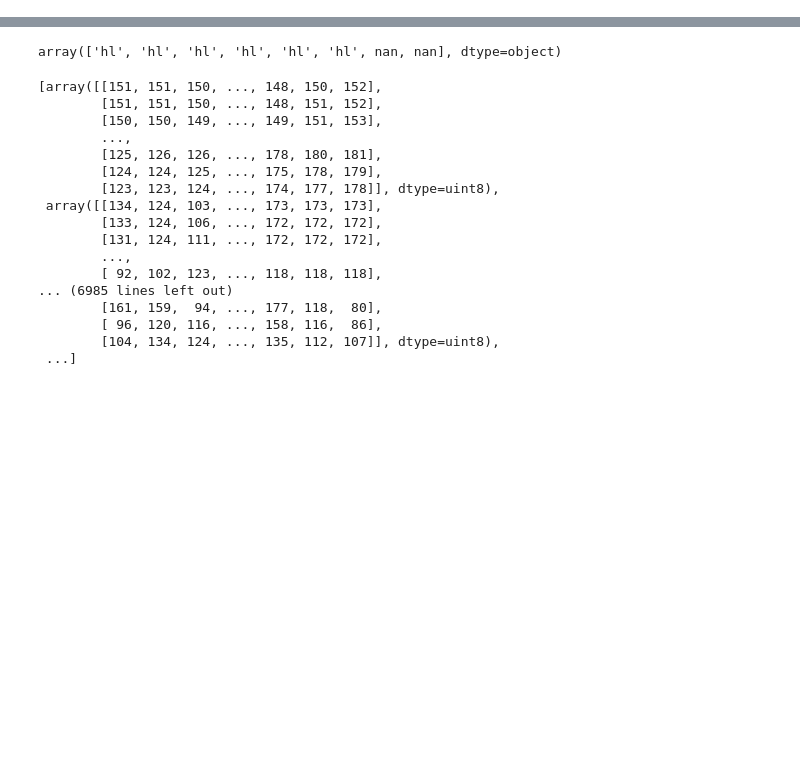
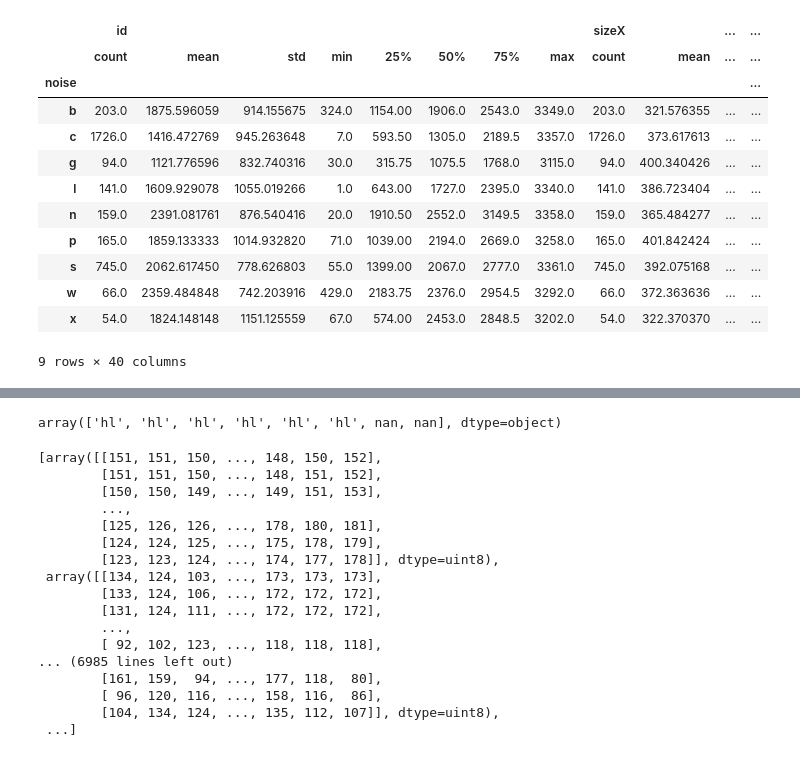
Before and after one commit to Imperssonator/afm-cnn, a Jupyter notebook: notebooks/Fix_AFM_DB.ipynb, the cells around one changed output, grey strips where cells are left out. Cells and saved outputs as stored; diff of their text form; code cells hidden in the pictures; blank space fills up the shorter version.

```diff
--- a/notebooks/Fix_AFM_DB.ipynb
+++ b/notebooks/Fix_AFM_DB.ipynb
@@ -1,5 +1,5 @@
 # %%
 import pandas as pd
 import os
-orig_csv = '~/CC/afm-cnn/data/afm/afm.csv'
-out_csv = '~/CC/afm-cnn/data/afm/afm_clean_test.csv'
+orig_csv = '~/CC/afm-cnn/data/raw/afm.csv'
+out_csv = '~/CC/afm-cnn/data/raw/afm_clean.csv'
@@ -55,0 +11,18 @@ df_test
+# %%
+%matplotlib notebook
+counts = df_test.groupby('noise').describe()
+counts
+# %% [output]
+|  | id |  |  |  |  |  |  |  | sizeX |  | ... | ... |
+|  | count | mean | std | min | 25% | 50% | 75% | max | count | mean | ... | ... |
+| noise |  |  |  |  |  |  |  |  |  |  |  | ... |
+| b | 203.0 | 1875.596059 | 914.155675 | 324.0 | 1154.00 | 1906.0 | 2543.0 | 3349.0 | 203.0 | 321.576355 | ... | ... |
+| c | 1726.0 | 1416.472769 | 945.263648 | 7.0 | 593.50 | 1305.0 | 2189.5 | 3357.0 | 1726.0 | 373.617613 | ... | ... |
+| g | 94.0 | 1121.776596 | 832.740316 | 30.0 | 315.75 | 1075.5 | 1768.0 | 3115.0 | 94.0 | 400.340426 | ... | ... |
+| l | 141.0 | 1609.929078 | 1055.019266 | 1.0 | 643.00 | 1727.0 | 2395.0 | 3340.0 | 141.0 | 386.723404 | ... | ... |
+| n | 159.0 | 2391.081761 | 876.540416 | 20.0 | 1910.50 | 2552.0 | 3149.5 | 3358.0 | 159.0 | 365.484277 | ... | ... |
+| p | 165.0 | 1859.133333 | 1014.932820 | 71.0 | 1039.00 | 2194.0 | 2669.0 | 3258.0 | 165.0 | 401.842424 | ... | ... |
+| s | 745.0 | 2062.617450 | 778.626803 | 55.0 | 1399.00 | 2067.0 | 2777.0 | 3361.0 | 745.0 | 392.075168 | ... | ... |
+| w | 66.0 | 2359.484848 | 742.203916 | 429.0 | 2183.75 | 2376.0 | 2954.5 | 3292.0 | 66.0 | 372.363636 | ... | ... |
+| x | 54.0 | 1824.148148 | 1151.125559 | 67.0 | 574.00 | 2453.0 | 2848.5 | 3202.0 | 54.0 | 322.370370 | ... | ... |
+9 rows × 40 columns
```
Also changed, not shown: parts of 6 cells of this notebook, 6 other files.
